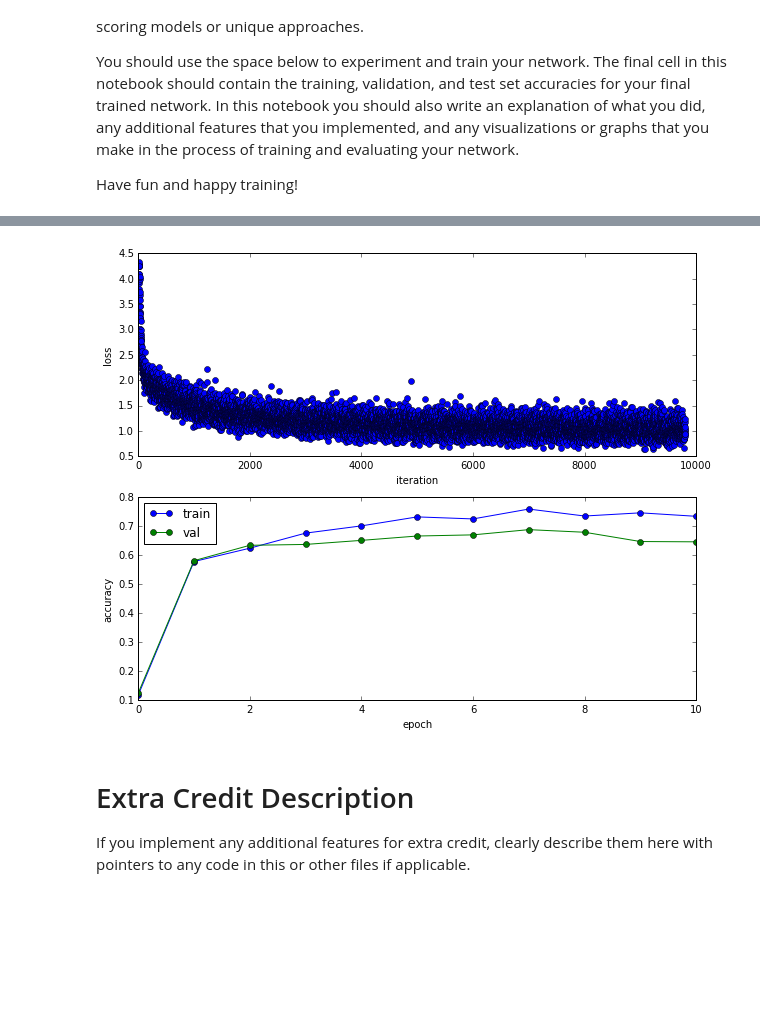
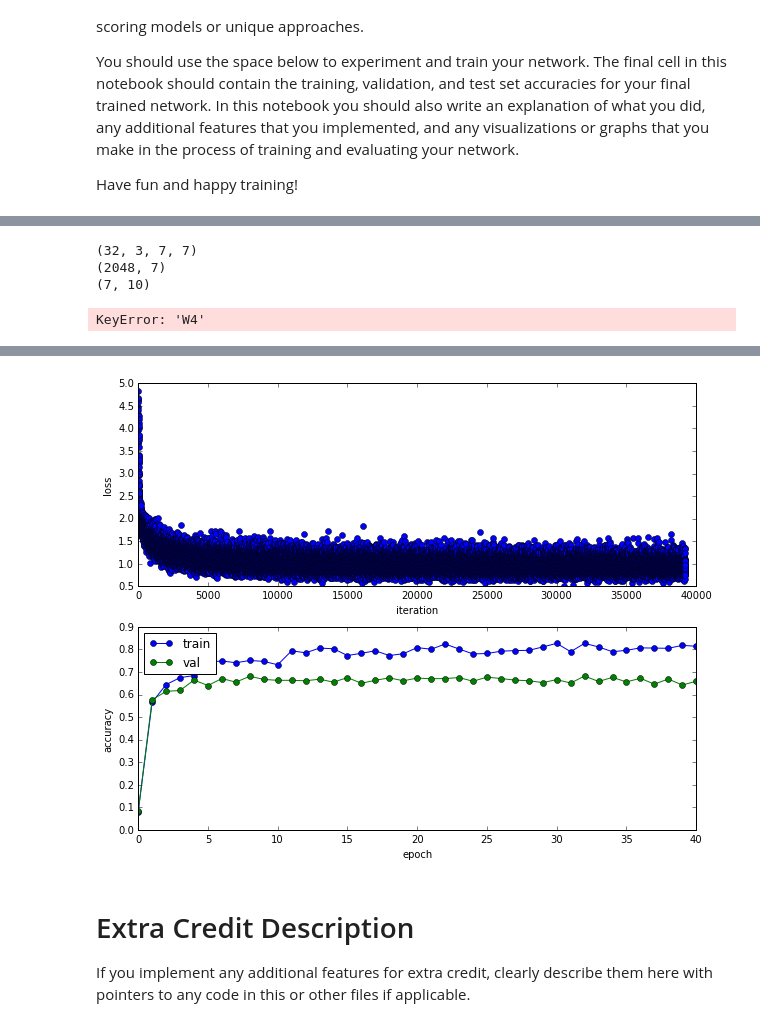
Before and after one commit to xavi1989/cs231n, a Jupyter notebook: assignment2/ConvolutionalNetworks.ipynb, the cells around one changed output, grey strips where cells are left out. Drawn from its saved outputs; the diff is of its cells as text; code cells hidden in the pictures; blank space fills up the shorter version.

Commit message:
A2: fix one backward bug and conv bug

```diff
--- a/assignment2/ConvolutionalNetworks.ipynb
+++ b/assignment2/ConvolutionalNetworks.ipynb
@@ -696,3 +706,22 @@ At the very least, you should be able to train a ConvNet that gets at least 65%
 You should use the space below to experiment and train your network. The final cell in this notebook should contain the training, validation, and test set accuracies for your final trained network. In this notebook you should also write an explanation of what you did, any additional features that you implemented, and any visualizations or graphs that you make in the process of training and evaluating your network.
 
 Have fun and happy training!
+# %%
+#gradient check
+num_inputs = 2
+input_dim = (3, 16, 16)
+reg = 0.0
+num_classes = 10
+X = np.random.randn(num_inputs, *input_dim)
+y = np.random.randint(num_classes, size=num_inputs)
+
+model = MultiLayerConvNet(num_filters=[32, 16, 16, 16, 16], filter_size = [7, 5, 5, 5, 5],
+                          input_dim=input_dim, hidden_dim=7,
+                          dtype=np.float64)
+loss, grads = model.loss(X, y)
+
+for param_name in sorted(grads):
+    f = lambda _: model.loss(X, y)[0]
+    param_grad_num = eval_numerical_gradient(f, model.params[param_name], verbose=False, h=1e-6)
+    e = rel_error(param_grad_num, grads[param_name])
+    print '%s max relative error: %e' % (param_name, rel_error(param_grad_num, grads[param_name]))
@@ -699,3 +746,15 @@ Have fun and happy training!
+# %%
+print (grads['W1']).shape
+print (grads['W2']).shape
+print (grads['W3']).shape
+print (grads['W4']).shape
+for i in range(1, 5, 1):
+    print i
+# %% [output]
+(32, 3, 7, 7)
+(2048, 7)
+(7, 10)
+KeyError: 'W4'
 # %%
 """
 #gradient check
@@ -728,17 +787,17 @@ small_data = {
   'y_val': data['y_val'],
 }
 
-model = MultiLayerConvNet(num_filters=[32, 16, 16], filter_size = [7, 5, 5],
+model = MultiLayerConvNet(num_filters=[32, 16, 16, 16, 16], filter_size = [7, 5, 5, 5, 5],
                           hidden_dim=[500, 100], weight_scale=1e-2, reg=0.0001)
 
 #model = MultiLayerConvNet(hidden_dim=[500, 100], weight_scale=1e-2, reg=0)
 
-solver = Solver(model, data, num_epochs=10, batch_size=50,
+solver = Solver(model, data, num_epochs=40, batch_size=50,
                  update_rule='adam',
                  optim_config={
                   'learning_rate': 5e-3,
                  },
-                 verbose=True, print_every=100)
+                 verbose=True, print_every=300)
 solver.train()
 
 plt.subplot(2, 1, 1)
@@ -774,4 +833,4 @@ plt.show()
-[figure, old version]
+[figure, new version]
 # %% [markdown]
 # Extra Credit Description
 If you implement any additional features for extra credit, clearly describe them here with pointers to any code in this or other files if applicable.
```
Also changed, not shown: parts of 4 cells of this notebook, 2 other files.
